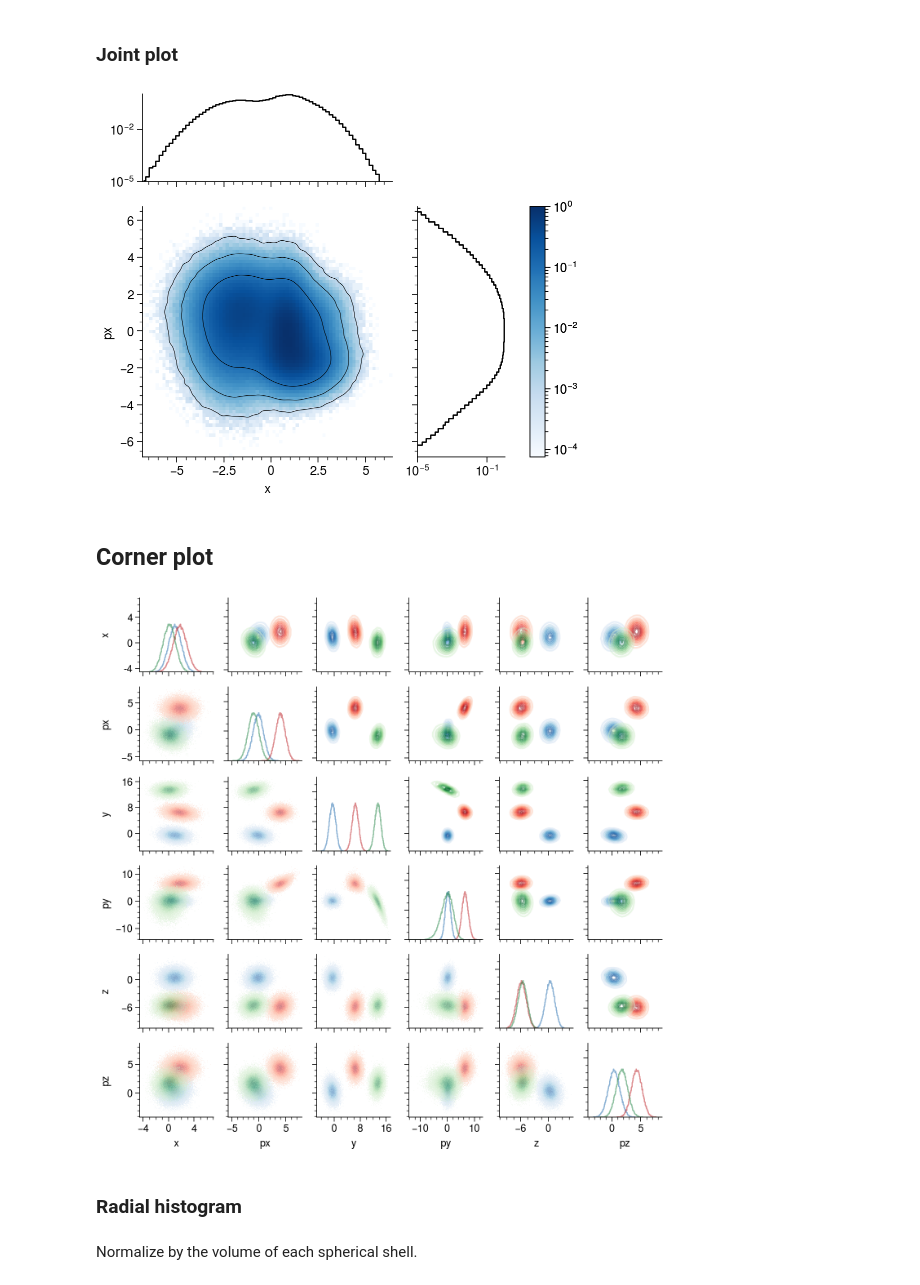
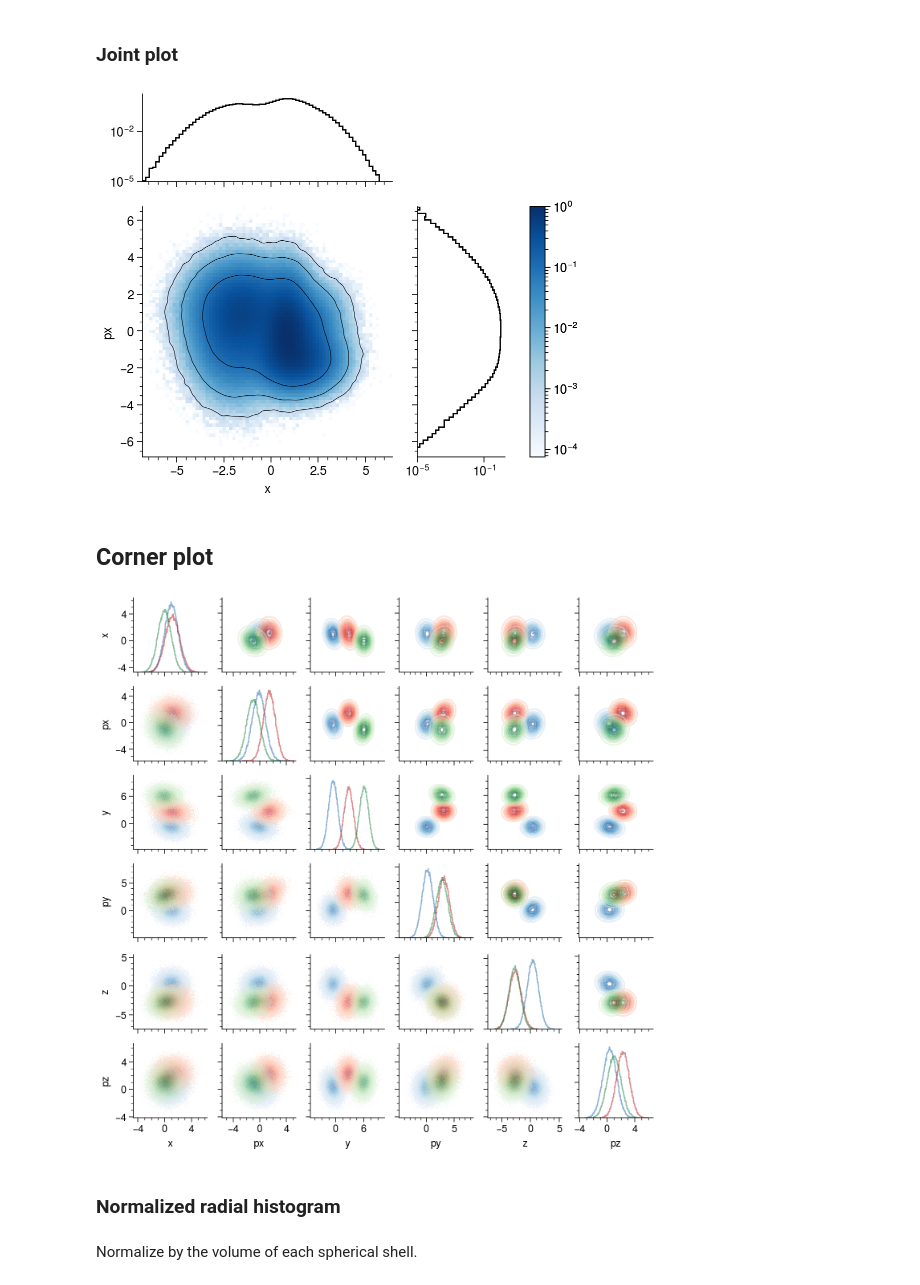
Before and after one commit to austin-hoover/ps-dist, a Jupyter notebook: examples/cloud.ipynb, the cells around one changed output. Drawn from its saved outputs; the diff is of its cells as text; code cells hidden in the pictures.

```diff
--- a/examples/cloud.ipynb
+++ b/examples/cloud.ipynb
@@ -17,6 +17,7 @@ import psdist as ps
 import psdist.visualization as psv
 # %%
 pplt.rc["cmap.discrete"] = False
+pplt.rc["colorbar.width"] = "1.2em"
 pplt.rc["cycle"] = "538"
 pplt.rc["cmap.sequential"] = "viridis"
 pplt.rc["figure.facecolor"] = "white"
@@ -165,16 +166,16 @@ ax.format(xlabel=_dims[0], ylabel=_dims[1]);
 ### Joint plot
 # %%
 grid = psv.JointGrid(
-    panel_kws=dict(space="2.0em", width="7.0em"),
-    panel_fmt_kws_x=dict(yspineloc="left", xspineloc="bottom"),
-    panel_fmt_kws_y=dict(yspineloc="left", xspineloc="bottom"),
+    marg_kws=dict(space="2.0em", width="7.0em"),
+    marg_fmt_kws_x=dict(yspineloc="left", xspineloc="bottom"),
+    marg_fmt_kws_y=dict(yspineloc="left", xspineloc="bottom"),
     xspineloc="bottom",
     yspineloc="left",
 )
 grid.plot_cloud(
     X[:, axis],
-    panel_kws=dict(kind="step"),
-    panel_hist_kws=dict(bins=75),
+    marg_kws=dict(kind="step", color="black", scale="max"),
+    marg_hist_kws=dict(bins=75),
     kind="hist",
     process_kws=dict(norm="max"),
     cmap=pplt.Colormap("blues", left=0.0),
@@ -193,11 +194,11 @@ psv.cloud.plot2d(
 )
 ymin = 10.0 ** -5.0
 ymax = None
-grid.ax_panel_x.format(yformatter="log", yscale="log", ymin=ymin, ymax=ymax)
-grid.ax_panel_y.format(xformatter="log", xscale="log", xmin=ymin, xmax=ymax)
+grid.ax_marg_x.format(yformatter="log", yscale="log", ymin=ymin, ymax=ymax)
+grid.ax_marg_y.format(xformatter="log", xscale="log", xmin=ymin, xmax=ymax)
 grid.ax.format(xlabel=_dims[0], ylabel=_dims[1]);
 # %% [output]
-[figure, old version]
+[figure, new version]
 # %% [markdown]
 ## Corner plot
 # %%
@@ -213,35 +214,35 @@ autolim_kws = dict(pad=0.1, zero_center=True)
 # %%
 grid = psv.CornerGrid(d=X.shape[1], diag=True, corner=False, figwidth=7.0)
 grid.set_labels(dims)
 Y = np.copy(X[:int(1e5)])
 R = ps.ap.phase_adv_matrix(np.radians(45.0), np.radians(20.0), np.radians(-45.0))
 for i in range(3):
     if i > 0:
         Y = ps.cloud.transform_linear(Y, R)
-        Y = Y + state.uniform(-7.5, 7.5, size=(1, Y.shape[1]))
+        Y = Y + state.uniform(-3.5, 3.5, size=(1, Y.shape[1]))
         Y[:, 3] += 0.01 * Y[:, 1]**3 - 0.0002 * Y[:, 2]**4
     grid.plot_cloud(
         Y,
         kind="hist",
         bins="auto",
         lower=True, upper=False,
         diag_kws=dict(color=colors[i], alpha=alpha),
         cmap=cmaps[i],
         **plot_kws,
     )
     grid.plot_cloud(
         Y,
         kind="contour",
         bins=25,
         lower=False, upper=True,
         diag_kws=dict(alpha=0.0),
         cmap=cmaps[i],
         **plot_kws,
     )
 # %% [output]
-[figure, old version]
+[figure, new version]
 # %% [markdown]
-### Radial histogram
+### Normalized radial histogram
 # %% [markdown]
 Normalize by the volume of each spherical shell.
 # %%
```
Also changed, not shown: parts of 11 cells of this notebook.
